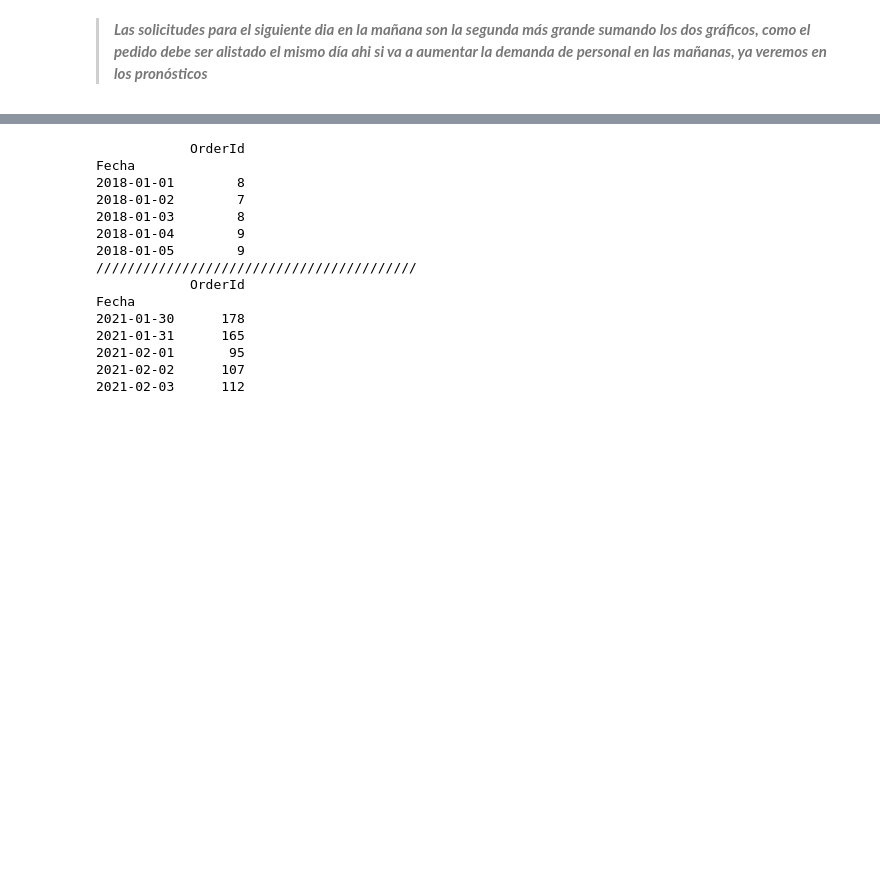
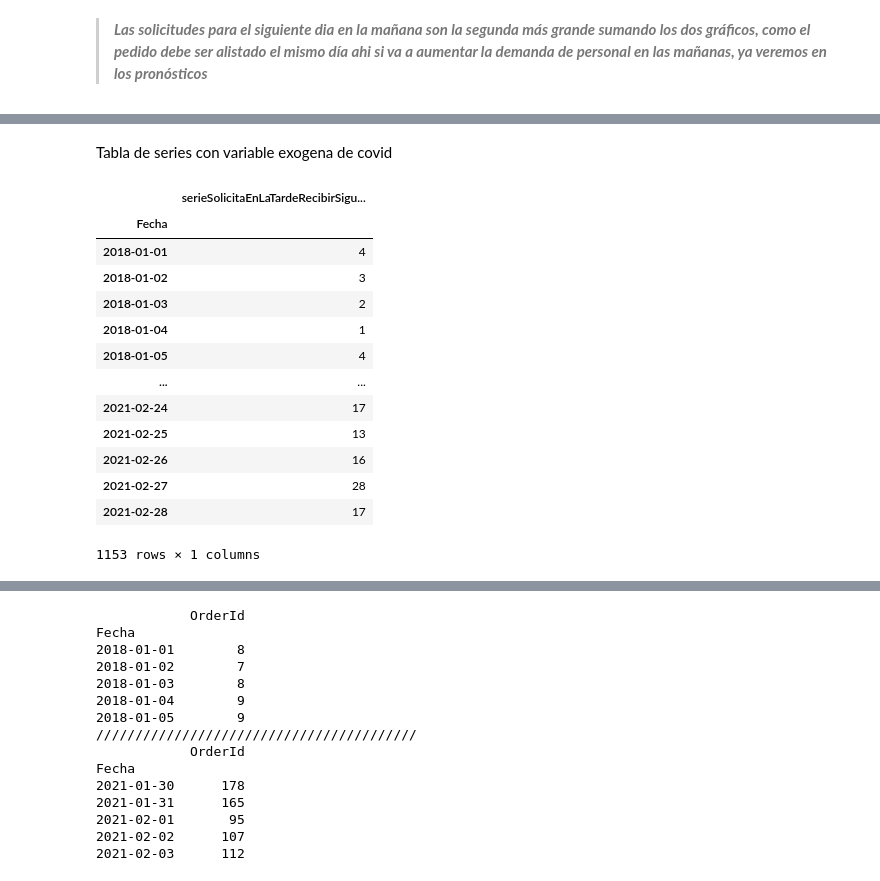
Before and after one commit to elchristog/pruebaDSc, a Jupyter notebook: pruebaDataScientist.ipynb, the cells around one changed output, grey strips where cells are left out. Saved outputs shown, nothing was run; the diff lists cells and outputs as text; code cells hidden in the pictures; blank space fills up the shorter version.

```diff
--- a/pruebaDataScientist.ipynb
+++ b/pruebaDataScientist.ipynb
@@ -221,0 +232,37 @@ plt.show()
+# %% [markdown]
+Tabla de series con variable exogena de covid
+# %%
+serieSolicitaEnLaMananaRecibirMismoDia=serieSolicitaEnLaMananaRecibirMismoDia[['OrderId']]
+serieSolicitaEnLaMananaRecibirMismoDia=serieSolicitaEnLaMananaRecibirMismoDia.rename(columns={"OrderId": "serieSolicitaEnLaMananaRecibirMismoDia"})
+serieSolicitaEnLaMananaRecibirMismoDia
+
+serieSolicitaEnLaMananaRecibirSiguienteDiaManana=serieSolicitaEnLaMananaRecibirSiguienteDiaManana[['OrderId']]
+serieSolicitaEnLaMananaRecibirSiguienteDiaManana=serieSolicitaEnLaMananaRecibirSiguienteDiaManana.rename(columns={"OrderId": "serieSolicitaEnLaMananaRecibirSiguienteDiaManana"})
+serieSolicitaEnLaMananaRecibirSiguienteDiaManana
+
+serieSolicitaEnLaMananaRecibirSiguienteDiaTarde=serieSolicitaEnLaMananaRecibirSiguienteDiaTarde[['OrderId']]
+serieSolicitaEnLaMananaRecibirSiguienteDiaTarde=serieSolicitaEnLaMananaRecibirSiguienteDiaTarde.rename(columns={"OrderId": "serieSolicitaEnLaMananaRecibirSiguienteDiaTarde"})
+serieSolicitaEnLaMananaRecibirSiguienteDiaTarde
+
+serieSolicitaEnLaTardeRecibirSiguienteDiaManana=serieSolicitaEnLaTardeRecibirSiguienteDiaManana[['OrderId']]
+serieSolicitaEnLaTardeRecibirSiguienteDiaManana=serieSolicitaEnLaTardeRecibirSiguienteDiaManana.rename(columns={"OrderId": "serieSolicitaEnLaTardeRecibirSiguienteDiaManana"})
+serieSolicitaEnLaTardeRecibirSiguienteDiaManana
+
+serieSolicitaEnLaTardeRecibirSiguienteDiaTarde=serieSolicitaEnLaTardeRecibirSiguienteDiaTarde[['OrderId']]
+serieSolicitaEnLaTardeRecibirSiguienteDiaTarde=serieSolicitaEnLaTardeRecibirSiguienteDiaTarde.rename(columns={"OrderId": "serieSolicitaEnLaTardeRecibirSiguienteDiaTarde"})
+serieSolicitaEnLaTardeRecibirSiguienteDiaTarde
+# %% [output]
+|  | serieSolicitaEnLaTardeRecibirSigu... |
+| Fecha |  |
+| 2018-01-01 | 4 |
+| 2018-01-02 | 3 |
+| 2018-01-03 | 2 |
+| 2018-01-04 | 1 |
+| 2018-01-05 | 4 |
+| ... | ... |
+| 2021-02-24 | 17 |
+| 2021-02-25 | 13 |
+| 2021-02-26 | 16 |
+| 2021-02-27 | 28 |
+| 2021-02-28 | 17 |
+1153 rows × 1 columns
```
Also changed, not shown: parts of 8 cells of this notebook.
